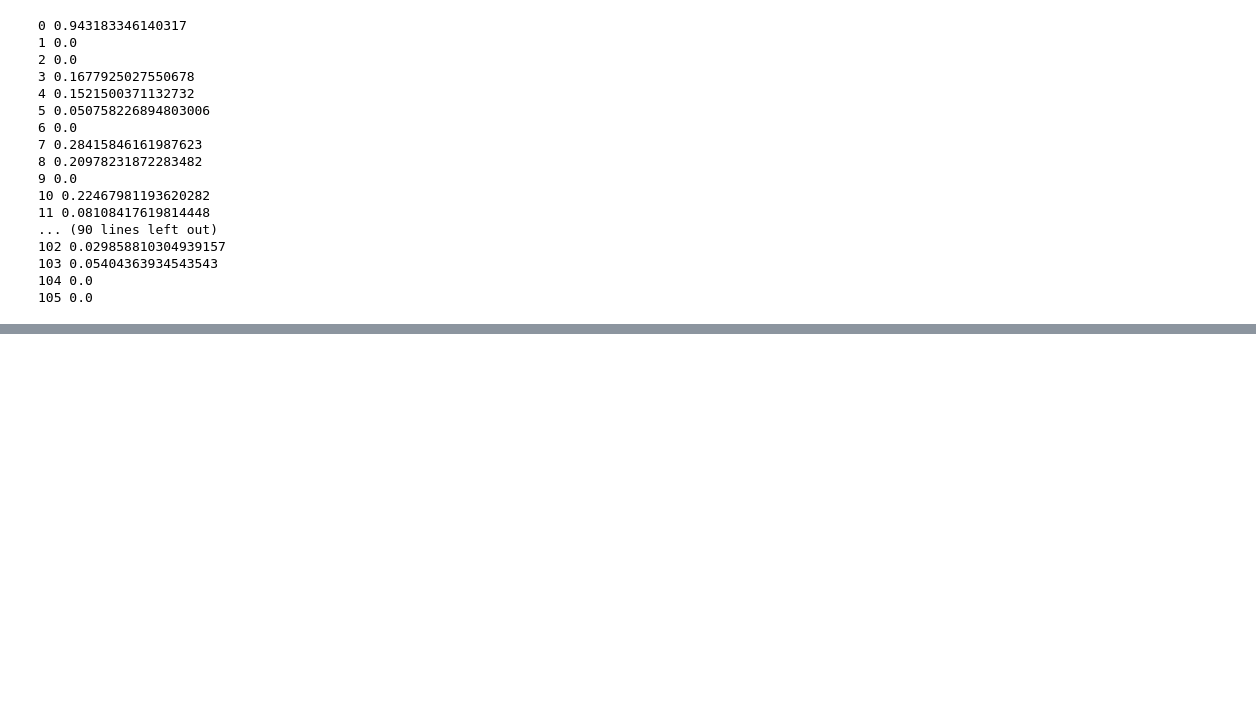
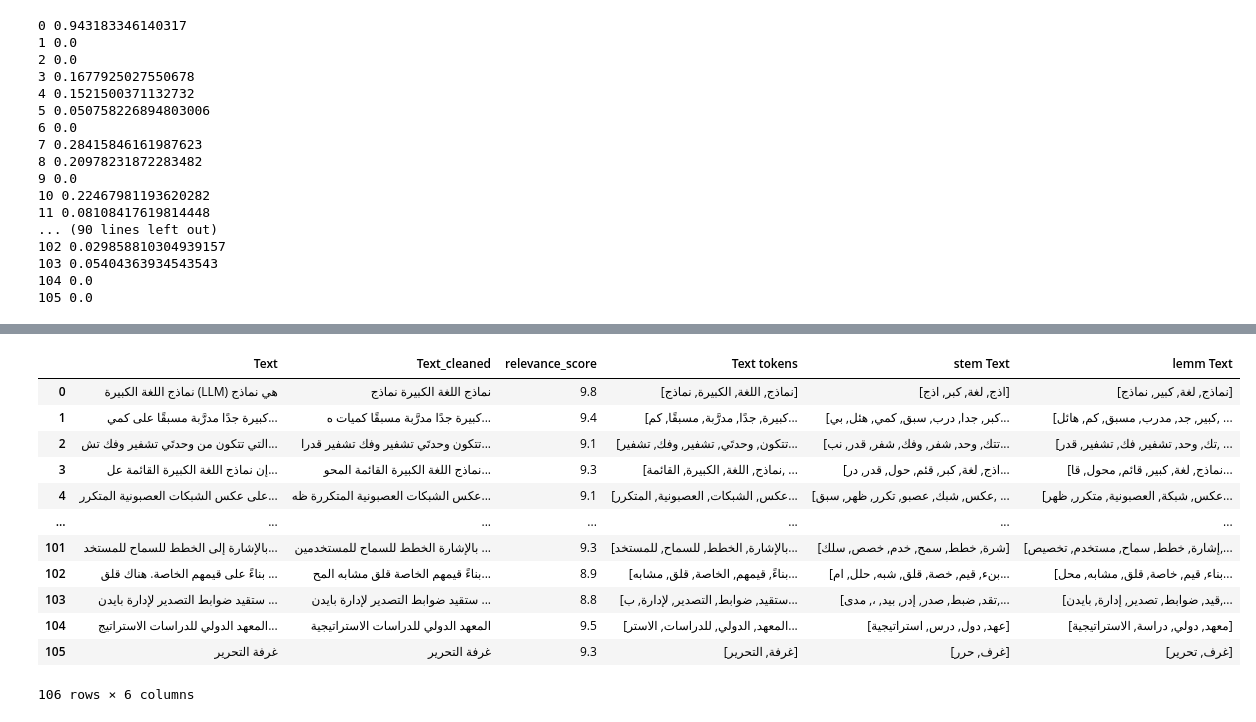
Before and after one commit to Hamzar2/Lab-Transformers, a Jupyter notebook: Part1.ipynb, the cells around one changed output, grey strips where cells are left out. Saved outputs shown, nothing was run; the diff lists cells and outputs as text; code cells hidden in the pictures; blank space fills up the shorter version.

```diff
--- a/Part1.ipynb
+++ b/Part1.ipynb
@@ -164,2 +164,18 @@ sqlite3.ProgrammingError: SQLite objects created in a thread can only be used in
 # %%
 df.to_csv('/content/drive/Othercomputers/My Laptop/ArabicData/scraped_data_with_score.csv' , index=False)
+# %%
+df
+# %% [output]
+|  | Text | Text_cleaned | relevance_score | Text tokens | stem Text | lemm Text |
+| 0 | نماذج اللغة الكبيرة (LLM) هي نماذج | نماذج اللغة الكبيرة نماذج | 9.8 | [نماذج, اللغة, الكبيرة, نماذج] | [اذج, لغة, كبر, اذج] | [نماذج, لغة, كبير, نماذج] |
+| 1 | كبيرة جدًا مدرَّبة مسبقًا على كمي... | كبيرة جدًا مدرَّبة مسبقًا كميات ه... | 9.4 | [كبيرة, جدًا, مدرَّبة, مسبقًا, كم... | [كبر, جدا, درب, سبق, كمي, هئل, بي... | [كبير, جد, مدرب, مسبق, كم, هائل, ... |
+| 2 | التي تتكون من وحدتَي تشفير وفك تش... | تتكون وحدتَي تشفير وفك تشفير قدرا... | 9.1 | [تتكون, وحدتَي, تشفير, وفك, تشفير... | [تتك, وحد, شفر, وفك, شفر, قدر, نب... | [تك, وحد, تشفير, فك, تشفير, قدر, ... |
+| 3 | إن نماذج اللغة الكبيرة القائمة عل... | نماذج اللغة الكبيرة القائمة المحو... | 9.3 | [نماذج, اللغة, الكبيرة, القائمة, ... | [اذج, لغة, كبر, قئم, حول, قدر, در... | [نماذج, لغة, كبير, قائم, محول, قا... |
+| 4 | على عكس الشبكات العصبونية المتكرر... | عكس الشبكات العصبونية المتكررة ظه... | 9.1 | [عكس, الشبكات, العصبونية, المتكرر... | [عكس, شبك, عصبو, تكرر, ظهر, سبق, ... | [عكس, شبكة, العصبونية, متكرر, ظهر... |
+| ... | ... | ... | ... | ... | ... | ... |
+| 101 | بالإشارة إلى الخطط للسماح للمستخد... | بالإشارة الخطط للسماح للمستخدمين ... | 9.3 | [بالإشارة, الخطط, للسماح, للمستخد... | [شرة, خطط, سمح, خدم, خصص, سلك] | [إشارة, خطط, سماح, مستخدم, تخصيص,... |
+| 102 | بناءً على قيمهم الخاصة. هناك قلق ... | بناءً قيمهم الخاصة قلق مشابه المح... | 8.9 | [بناءً, قيمهم, الخاصة, قلق, مشابه... | [بنء, قيم, خصة, قلق, شبه, حلل, ام... | [بناء, قيم, خاصة, قلق, مشابه, محل... |
+| 103 | ستقيد ضوابط التصدير لإدارة بايدن ... | ستقيد ضوابط التصدير لإدارة بايدن ... | 8.8 | [ستقيد, ضوابط, التصدير, لإدارة, ب... | [تقد, ضبط, صدر, إدر, بيد, ،, مدى,... | [قيد, ضوابط, تصدير, إدارة, بايدن,... |
+| 104 | المعهد الدولي للدراسات الاستراتيج... | المعهد الدولي للدراسات الاستراتيجية | 9.5 | [المعهد, الدولي, للدراسات, الاستر... | [عهد, دول, درس, استراتيجية] | [معهد, دولي, دراسة, الاستراتيجية] |
+| 105 | غرفة التحرير | غرفة التحرير | 9.3 | [غرفة, التحرير] | [غرف, حرر] | [غرف, تحرير] |
+106 rows × 6 columns
```
Also changed, not shown: parts of 9 cells of this notebook.
